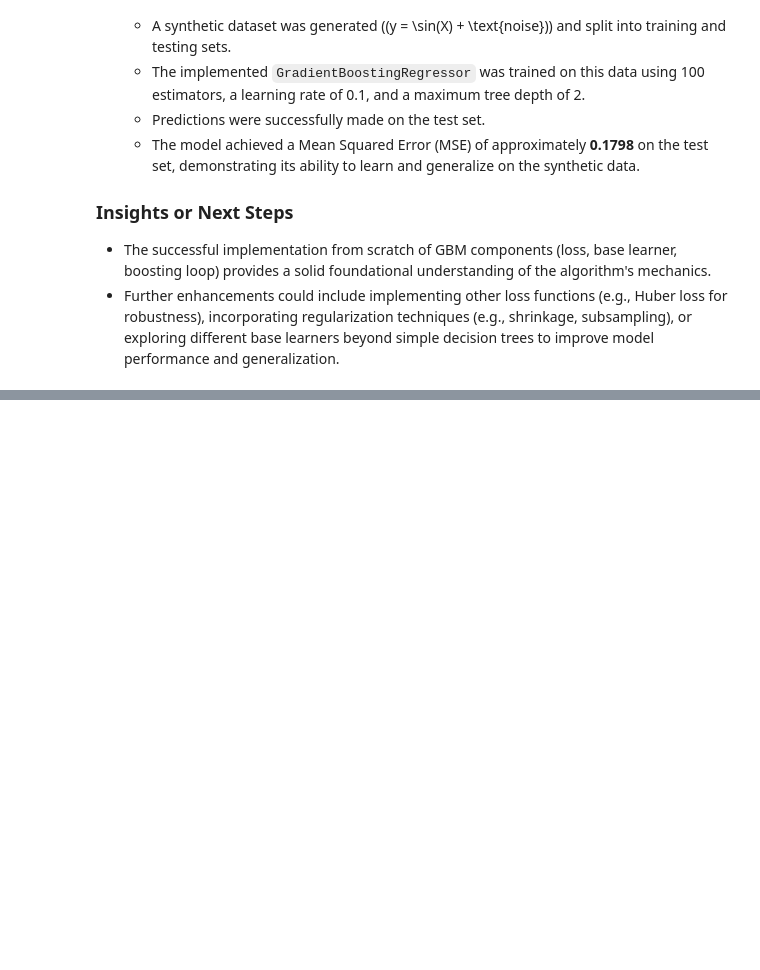
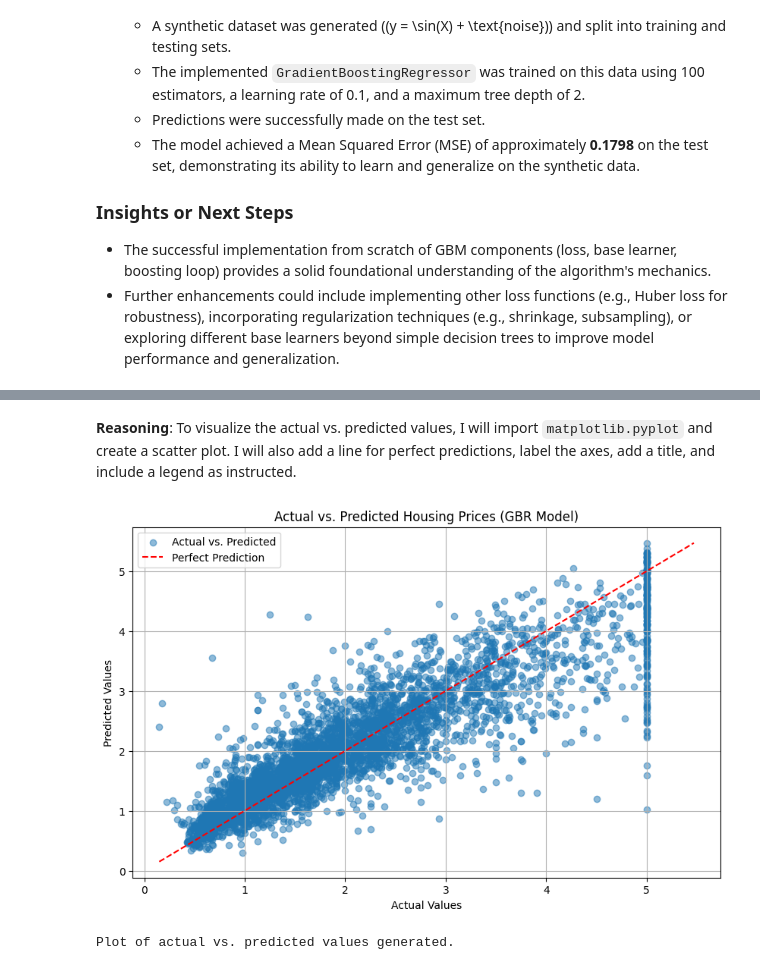
Before and after one commit to SebasKHE/ML-Expert-Journey, a Jupyter notebook: Papers and Projects/Greedy Function Approximation A Gradient Boosting Machine/From scratch Implementing_Greedy_Functions_Aproximation.ipynb, the cells around one changed output, grey strips where cells are left out. Cells and saved outputs as stored; diff of their text form; code cells hidden in the pictures; blank space fills up the shorter version.

```diff
--- a/Papers and Projects/Greedy Function Approximation A Gradient Boosting Machine/From scratch Implementing_Greedy_Functions_Aproximation.ipynb
+++ b/Papers and Projects/Greedy Function Approximation A Gradient Boosting Machine/From scratch Implementing_Greedy_Functions_Aproximation.ipynb
@@ -1105,0 +1139,11 @@ Mean Squared Error on test set: 0.1798
+# %%
+from sklearn.model_selection import train_test_split
+
+X = housing.data
+y = housing.target
+
+X_train, X_test, y_train, y_test = train_test_split(X, y, test_size=0.2, random_state=42)
+
+print("California Housing dataset split into training and testing sets.")
+print(f"X_train shape: {X_train.shape}, y_train shape: {y_train.shape}")
+print(f"X_test shape: {X_test.shape}, y_test shape: {y_test.shape}")
@@ -1105,0 +1187,5 @@ Mean Squared Error on test set: 0.1798
+# %%
+gbr_housing = GradientBoostingRegressor(n_estimators=200, learning_rate=0.05, max_depth=3, min_samples_split=10)
+gbr_housing.fit(X_train, y_train)
+
+print("GradientBoostingRegressor instantiated and fitted to the scaled California Housing training data.")
@@ -1105,0 +1218,4 @@ Mean Squared Error on test set: 0.1798
+# %%
+y_pred_housing = gbr_housing.predict(X_test)
+
+print("Predictions made on the California Housing test set.")
@@ -1105,0 +1248,28 @@ Mean Squared Error on test set: 0.1798
+# %% [markdown]
+**Reasoning**:
+To visualize the actual vs. predicted values, I will import `matplotlib.pyplot` and create a scatter plot. I will also add a line for perfect predictions, label the axes, add a title, and include a legend as instructed.
+# %%
+import matplotlib.pyplot as plt
+
+# Create a scatter plot of actual vs. predicted values
+plt.figure(figsize=(10, 6))
+plt.scatter(y_test, y_pred_housing, alpha=0.5, label='Actual vs. Predicted')
+
+# Add a line for perfect predictions
+# Determine the range for the perfect prediction line
+min_val = min(y_test.min(), y_pred_housing.min())
+max_val = max(y_test.max(), y_pred_housing.max())
+plt.plot([min_val, max_val], [min_val, max_val], color='red', linestyle='--', label='Perfect Prediction')
+
+# Add labels and title
+plt.xlabel('Actual Values')
+plt.ylabel('Predicted Values')
+plt.title('Actual vs. Predicted Housing Prices (GBR Model)')
+plt.legend()
+plt.grid(True)
+plt.show()
+
+print("Plot of actual vs. predicted values generated.")
+# %% [output]
+[figure, added]
+Plot of actual vs. predicted values generated.
```
Also changed, not shown: parts of 66 cells of this notebook, 1 other file.
